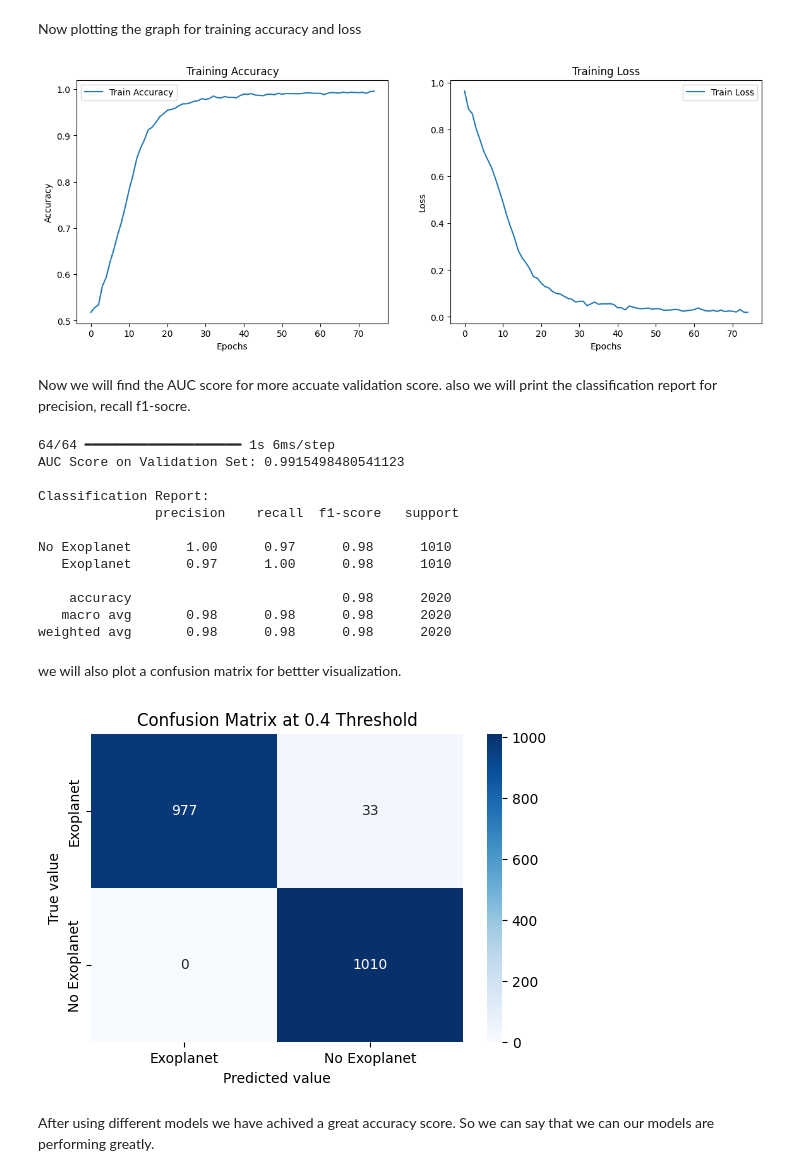
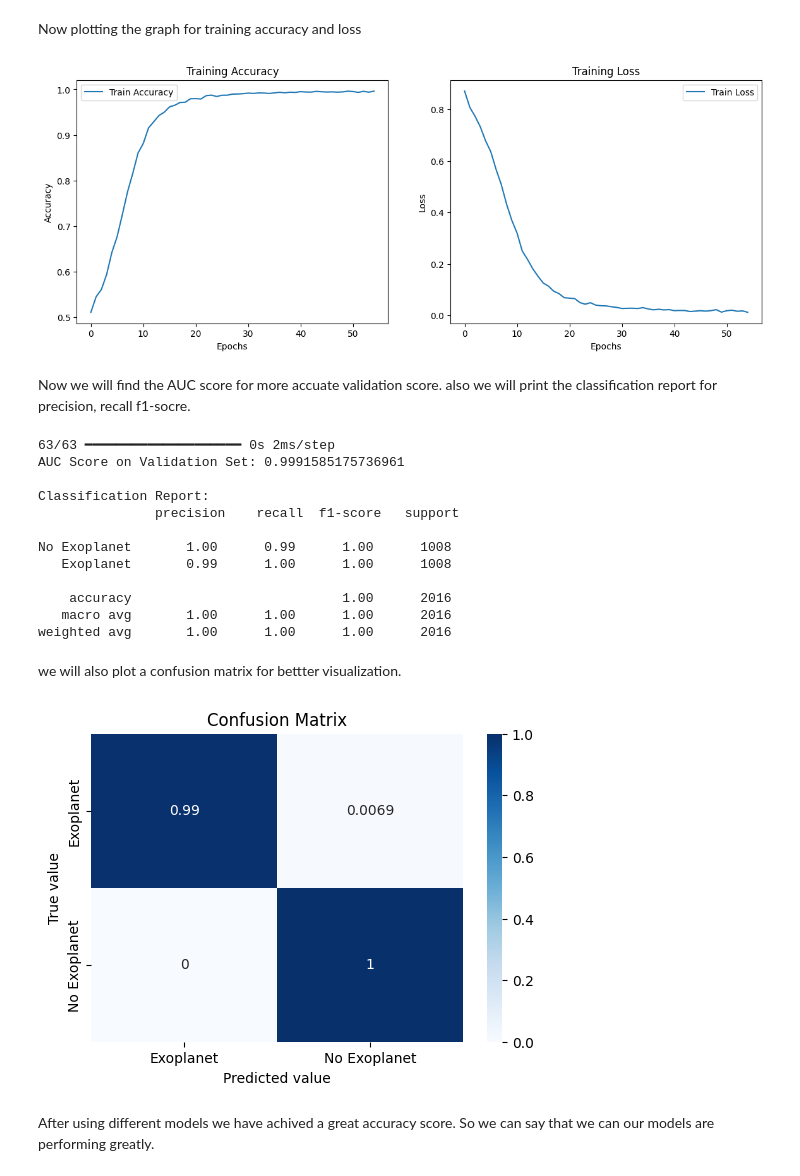
Before and after one commit to Shadan-Ahmad-git/Exoplanet-detection-ML-project, a Jupyter notebook: ExoplanetDetection_ML_project.ipynb, the cells around one changed output. Drawn from its saved outputs; the diff is of its cells as text; code cells hidden in the pictures.

```diff
--- a/ExoplanetDetection_ML_project.ipynb
+++ b/ExoplanetDetection_ML_project.ipynb
@@ -151,0 +184,5 @@ plt.show()
+# %%
+mask = (train_data["LABEL"]==1) & (train_data.iloc[:, 1:].gt(100000).any(axis=1))
+train_data = train_data[~mask]
+mask1 = (train_data["LABEL"]==0) & (train_data.iloc[:, 1:].gt(400000).any(axis=1))
+train_data = train_data[~mask1]
@@ -392,6 +462,6 @@ Training the model
 
 we will be using a early stop method if same accuracy is being the output for a long time, we will use val_loss for this purpose.
 # %%
-early_stopping = EarlyStopping(monitor='val_loss', patience=20, restore_best_weights=True)
-history = model.fit(X_train_scaled, y_train, epochs=100, batch_size=64,validation_data=(X_val_scaled, y_val), callbacks=[early_stopping], verbose=1)
+early_stopping = EarlyStopping(monitor='val_loss', patience=7, restore_best_weights=True)
+history = model.fit(X_train_scaled, y_train, epochs=75, batch_size=64,validation_data=(X_val_scaled, y_val), callbacks=[early_stopping], verbose=1)
 # %% [output]
@@ -434,7 +504,7 @@ plt.ylabel('Loss')
 plt.legend()
 plt.show()
 # %% [output]
-[figure, old version]
+[figure, new version]
 # %% [markdown]
 Now we will find the AUC score for more accuate validation score.
 also we will print the classification report for precision, recall f1-socre.
@@ -447,31 +517,31 @@ print("AUC Score on Validation Set:", auc_score)
 y_pred = (y_pred_prob > 0.4).astype(int)
 print("\nClassification Report:\n", classification_report(y_val, y_pred, target_names=['No Exoplanet', 'Exoplanet']))
 # %% [output]
-64/64 ━━━━━━━━━━━━━━━━━━━━ 1s 6ms/step
-AUC Score on Validation Set: 0.9915498480541123
+63/63 ━━━━━━━━━━━━━━━━━━━━ 0s 2ms/step
+AUC Score on Validation Set: 0.9991585175736961
 
 Classification Report:
                precision    recall  f1-score   support
 
-No Exoplanet       1.00      0.97      0.98      1010
-   Exoplanet       0.97      1.00      0.98      1010
+No Exoplanet       1.00      0.99      1.00      1008
+   Exoplanet       0.99      1.00      1.00      1008
 
-    accuracy                           0.98      2020
-   macro avg       0.98      0.98      0.98      2020
-weighted avg       0.98      0.98      0.98      2020
+    accuracy                           1.00      2016
+   macro avg       1.00      1.00      1.00      2016
+weighted avg       1.00      1.00      1.00      2016
 # %% [markdown]
 we will also plot a confusion matrix for bettter visualization.
 # %%
-conf_matrix = confusion_matrix(y_val, y_pred)
+conf_matrix = confusion_matrix(y_val, y_pred, normalize='true')
 
 # Plot the confusion matrix using seaborn
 plt.figure(figsize=(6, 4))
-sns.heatmap(conf_matrix, annot=True, fmt="d", cmap="Blues", xticklabels=['Exoplanet','No Exoplanet'], yticklabels=['Exoplanet','No Exoplanet'])
+sns.heatmap(conf_matrix, annot=True, cmap="Blues", xticklabels=['Exoplanet','No Exoplanet'], yticklabels=['Exoplanet','No Exoplanet'])
 plt.xlabel("Predicted value")
 plt.ylabel("True value")
-plt.title("Confusion Matrix at 0.4 Threshold")
+plt.title("Confusion Matrix")
 plt.show()
 # %% [output]
-[figure, old version]
+[figure, new version]
 # %% [markdown]
 After using different models we have achived a great accuracy score. So we can say that we can our models are performing greatly.
```
Also changed, not shown: parts of 14 cells of this notebook.
